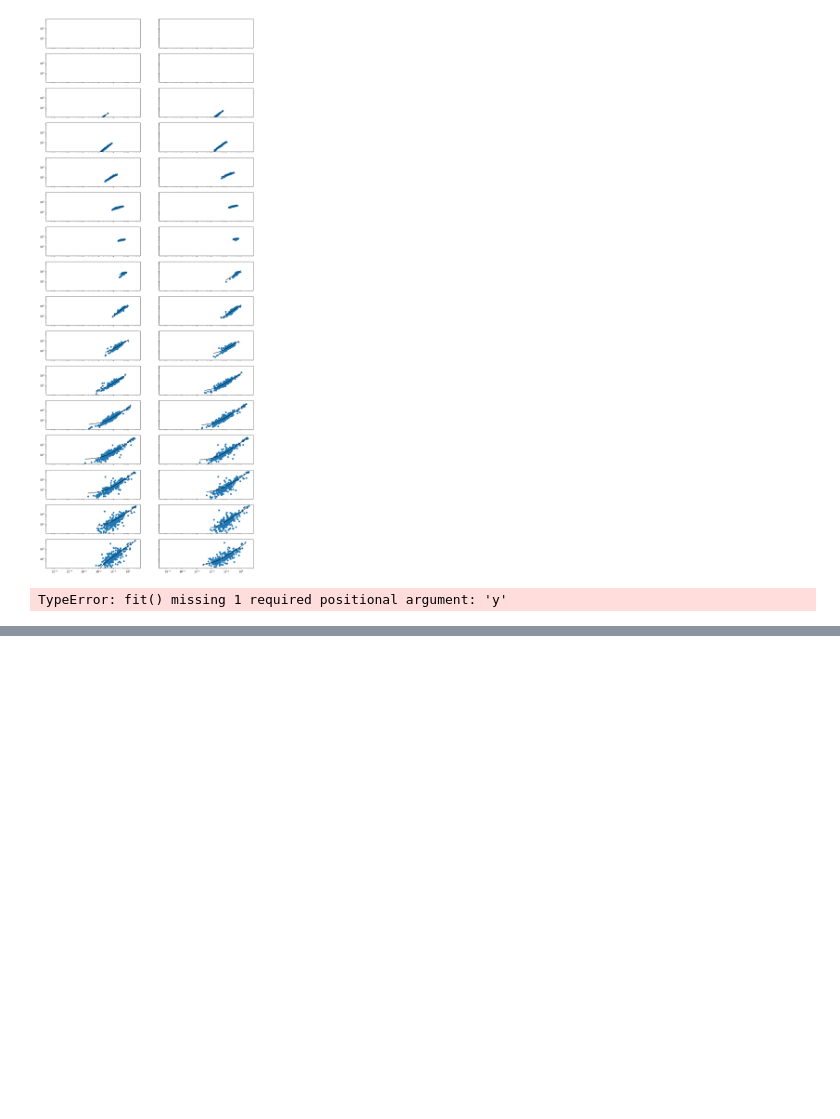
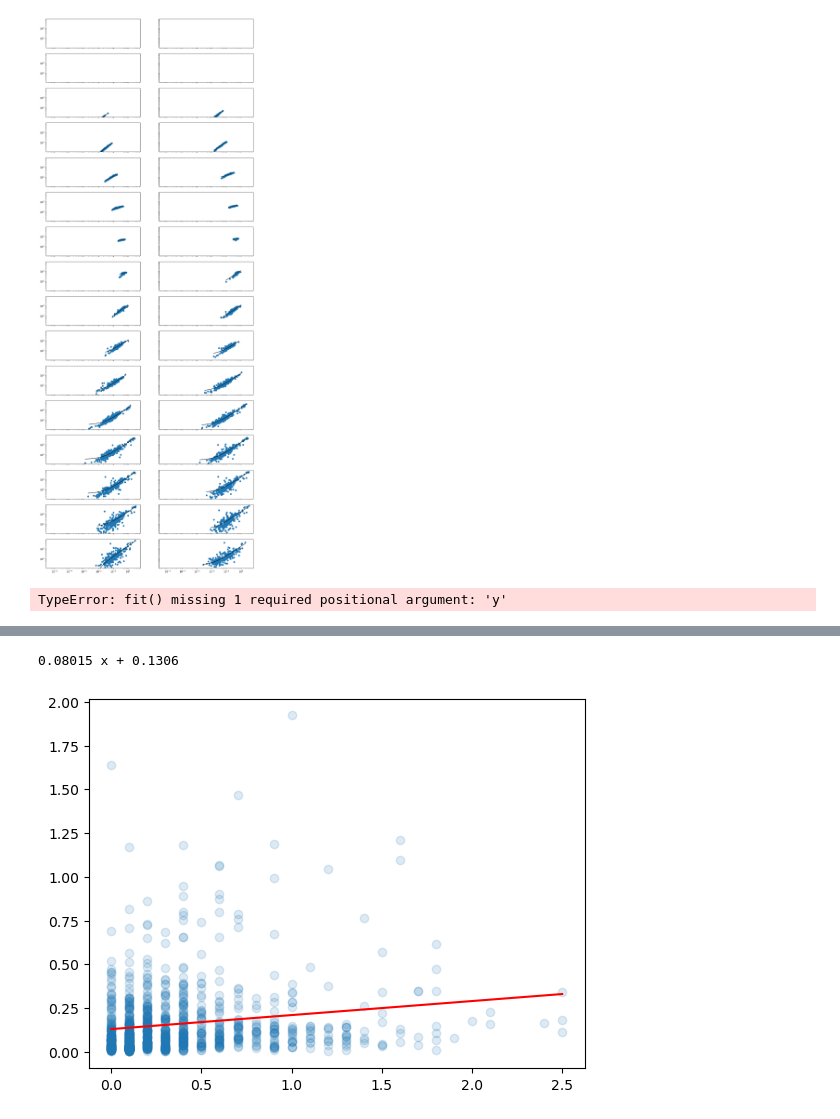
Before and after one commit to eScience-course/-Tjaernoe2022-group1, a Jupyter notebook: notebooks/Stefan/N100 Model vs SO4.ipynb, the cells around one changed output, grey strips where cells are left out. Drawn from its saved outputs; the diff is of its cells as text; code cells hidden in the pictures; blank space fills up the shorter version.

```diff
--- a/notebooks/Stefan/N100 Model vs SO4.ipynb
+++ b/notebooks/Stefan/N100 Model vs SO4.ipynb
@@ -650,0 +883,7 @@ print(r2_score)
+# %%
+Model_ds = ds_daily.sel(location='Zeppelin').isel(lev = -1)
+Model_ds = Model_ds.load()
+# %%
+Model_ds['N50_Model'] = Model_ds['N50']
+Model_ds['N100_Model'] = Model_ds['N100']
+Model_ds
@@ -650,0 +911,3 @@ print(r2_score)
+# %%
+Model_ds = Model_ds.drop_vars(['N50','N100'])
+Model_ds
@@ -650,0 +933,3 @@ print(r2_score)
+# %%
+ALLDATA = xr.merge([ds,Model_ds])
+ALLDATA
@@ -650,0 +954,12 @@ print(r2_score)
+# %%
+f, ax = plt.subplots()
+ax.scatter(x = ALLDATA['SO4'], y = ALLDATA['SO4_tot'],alpha = 0.15)
+_dss = ALLDATA.to_dataframe().dropna()
+z = np.polyfit(_dss['SO4'], _dss['SO4_tot'], 1)
+p = np.poly1d(z)
+x= np.linspace(_dss['SO4'].min(), _dss['SO4'].max())
+ax.plot( x, p(x), c = col, )
+print(p)
+# %% [output]
+0.08015 x + 0.1306
+[figure, added]
```
Also changed, not shown: parts of 31 cells of this notebook, 1 other file.
